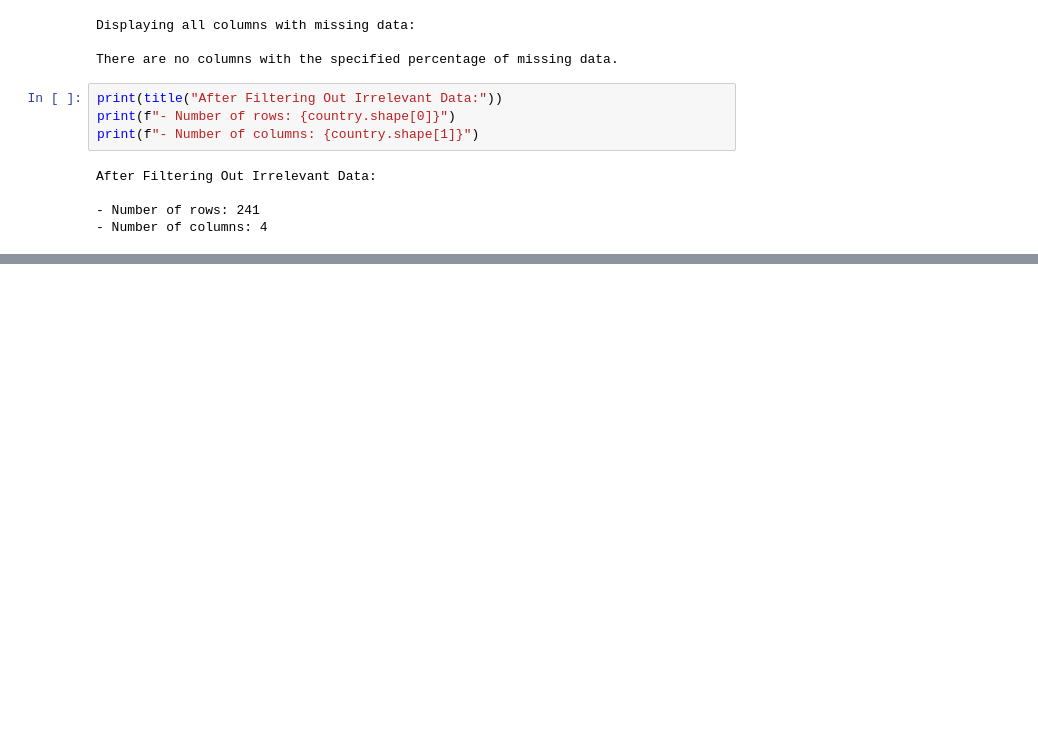
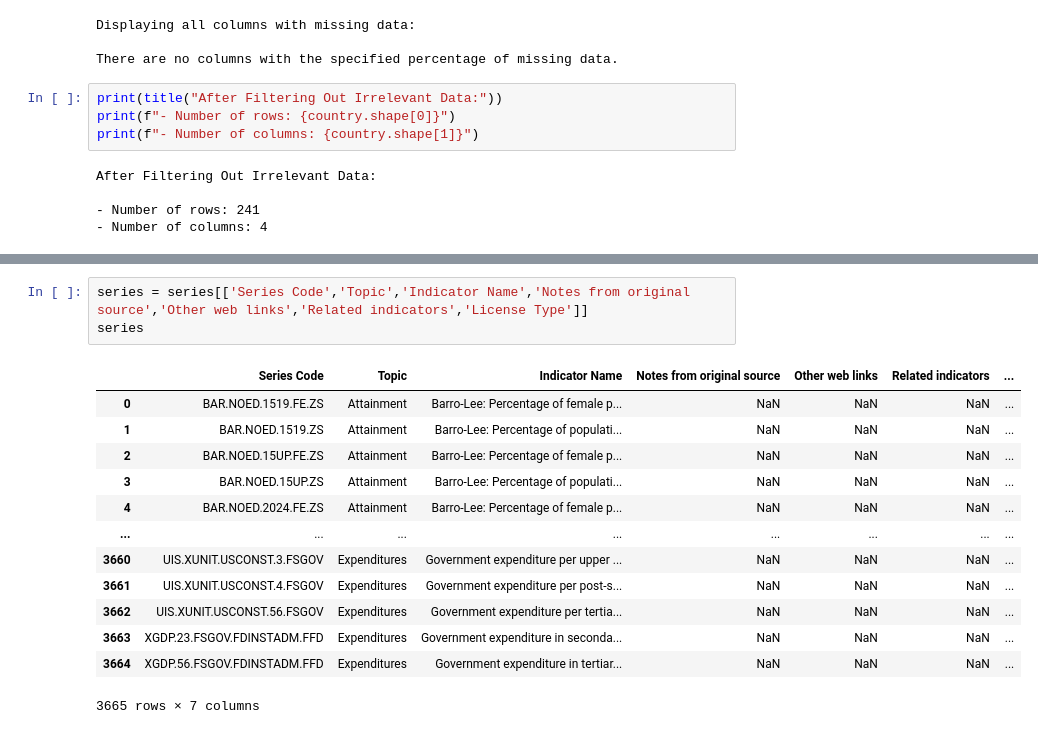
Before and after one commit to MasterCodeDevelop/academy, a Jupyter notebook: netebook.ipynb, the cells around one changed output, grey strips where cells are left out. Saved outputs shown, nothing was run; the diff lists cells and outputs as text; blank space fills up the shorter version.

```diff
--- a/netebook.ipynb
+++ b/netebook.ipynb
@@ -1130,0 +1208,17 @@ After Filtering Out Irrelevant Data:
+# %%
+series = series[['Series Code','Topic','Indicator Name','Notes from original source','Other web links','Related indicators','License Type']]
+series
+# %% [output]
+|  | Series Code | Topic | Indicator Name | Notes from original source | Other web links | Related indicators | ... |
+| 0 | BAR.NOED.1519.FE.ZS | Attainment | Barro-Lee: Percentage of female p... | NaN | NaN | NaN | ... |
+| 1 | BAR.NOED.1519.ZS | Attainment | Barro-Lee: Percentage of populati... | NaN | NaN | NaN | ... |
+| 2 | BAR.NOED.15UP.FE.ZS | Attainment | Barro-Lee: Percentage of female p... | NaN | NaN | NaN | ... |
+| 3 | BAR.NOED.15UP.ZS | Attainment | Barro-Lee: Percentage of populati... | NaN | NaN | NaN | ... |
+| 4 | BAR.NOED.2024.FE.ZS | Attainment | Barro-Lee: Percentage of female p... | NaN | NaN | NaN | ... |
+| ... | ... | ... | ... | ... | ... | ... | ... |
+| 3660 | UIS.XUNIT.USCONST.3.FSGOV | Expenditures | Government expenditure per upper ... | NaN | NaN | NaN | ... |
+| 3661 | UIS.XUNIT.USCONST.4.FSGOV | Expenditures | Government expenditure per post-s... | NaN | NaN | NaN | ... |
+| 3662 | UIS.XUNIT.USCONST.56.FSGOV | Expenditures | Government expenditure per tertia... | NaN | NaN | NaN | ... |
+| 3663 | XGDP.23.FSGOV.FDINSTADM.FFD | Expenditures | Government expenditure in seconda... | NaN | NaN | NaN | ... |
+| 3664 | XGDP.56.FSGOV.FDINSTADM.FFD | Expenditures | Government expenditure in tertiar... | NaN | NaN | NaN | ... |
+3665 rows × 7 columns
```
Also changed, not shown: parts of 25 cells of this notebook.
